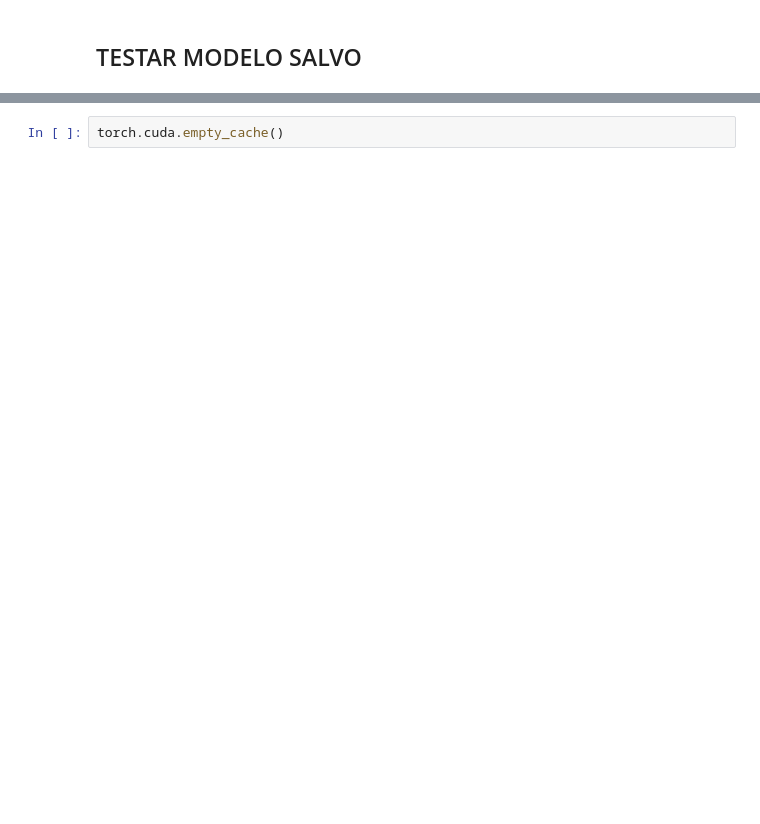
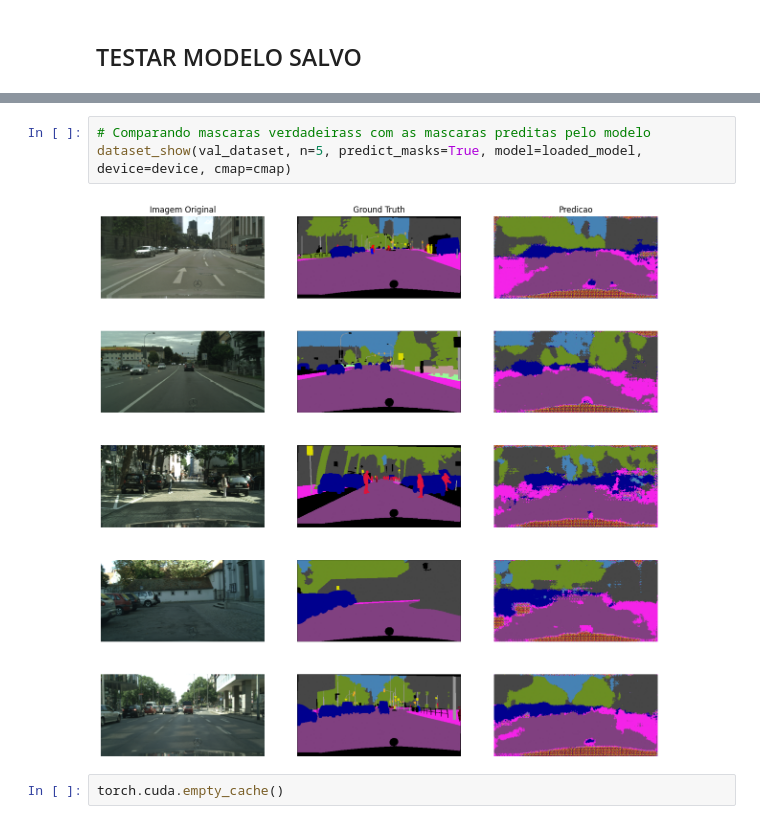
Before and after one commit to JoseFSilveira/linknet-studynotes, a Jupyter notebook: main.ipynb, the cells around one changed output, grey strips where cells are left out. Cells and saved outputs as stored; diff of their text form; blank space fills up the shorter version.

```diff
--- a/main.ipynb
+++ b/main.ipynb
@@ -277,2 +253,7 @@ if SCRIPT_MODE != "TRAIN":
+# %%
+# Comparando mascaras verdadeirass com as mascaras preditas pelo modelo
+dataset_show(val_dataset, n=5, predict_masks=True, model=loaded_model, device=device, cmap=cmap)
+# %% [output]
+[figure, added]
 # %%
 torch.cuda.empty_cache()
```
Also changed, not shown: parts of 7 cells of this notebook, 7 other files.
